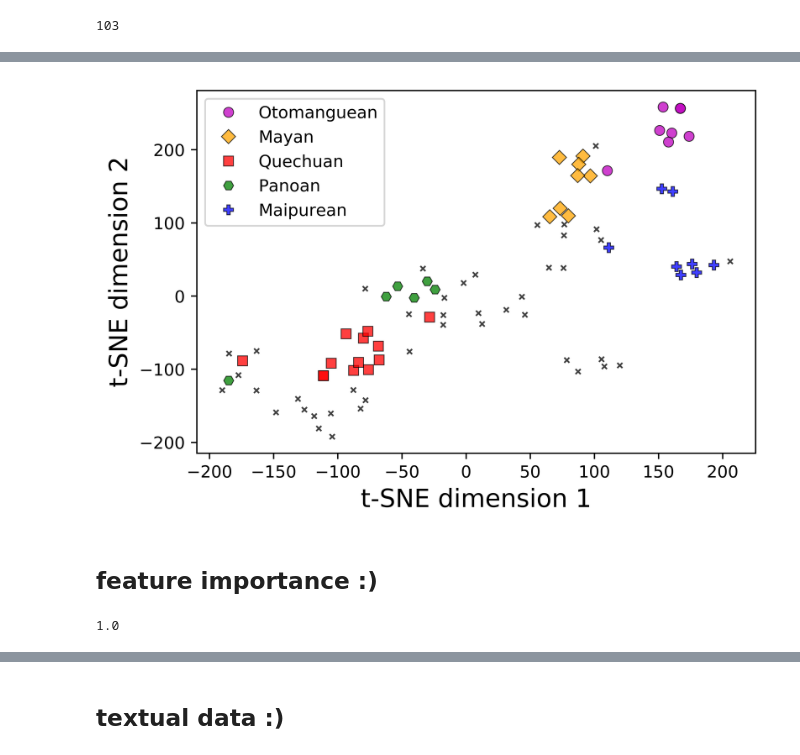
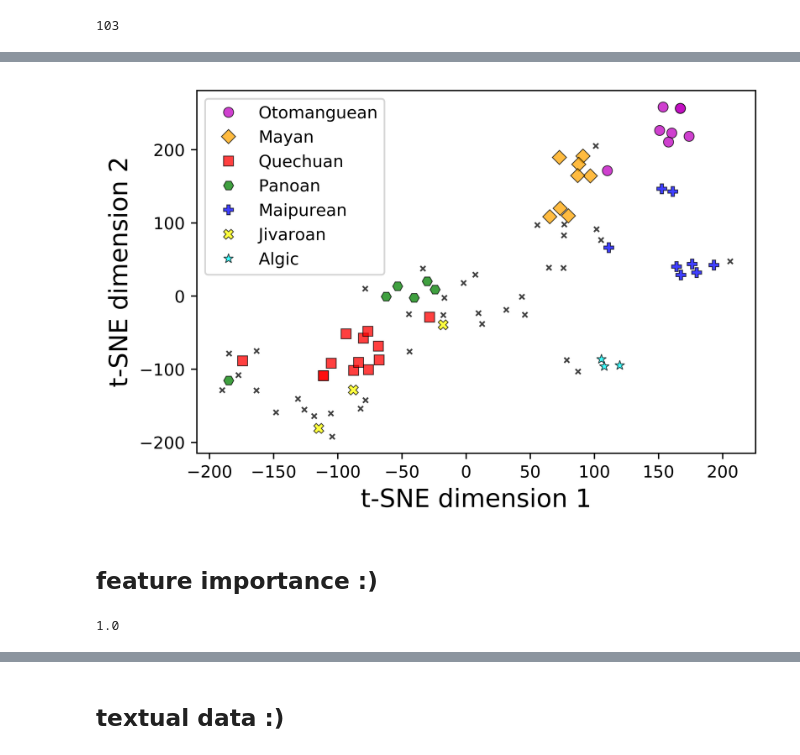
Before and after one commit to javiervz/indigenous-americas, a Jupyter notebook: laplacian.ipynb, the cells around one changed output, grey strips where cells are left out. Cells and saved outputs as stored; diff of their text form; code cells hidden in the pictures.

Commit message:
families!

```diff
--- a/laplacian.ipynb
+++ b/laplacian.ipynb
@@ -213,31 +210,33 @@ import matplotlib.pyplot as plt
 # %%
 cmap = plt.get_cmap('RdBu')
 
 fig, ax = plt.subplots(dpi=800)
 
 for i in range(len(x)):
 
     language=list(vectors.keys())[i]
 
-    if families_languages[language] not in ['quechuan','mayan','otomanguean','panoan','maipurean']:
+    if families_languages[language] not in ['quechuan','mayan','otomanguean','panoan','maipurean','jivaroan','algic']:
 
         ax.plot(x[i],y[i],marker='x',color='k',markersize=3,markeredgecolor='k',markeredgewidth=1,alpha=0.75,fillstyle='full',clip_on=True)
 
 ax.plot([x[i] for i in [list(vectors.keys()).index(language) for language in vectors.keys() if families_languages[language]=='otomanguean']],[y[i] for i in [list(vectors.keys()).index(language) for language in vectors.keys() if families_languages[language]=='otomanguean']],'o',color='m',markersize=6,markeredgewidth=0.5,markeredgecolor='k',alpha=0.75,fillstyle='full',clip_on=True,label='Otomanguean')
 ax.plot([x[i] for i in [list(vectors.keys()).index(language) for language in vectors.keys() if families_languages[language]=='mayan']],[y[i] for i in [list(vectors.keys()).index(language) for language in vectors.keys() if families_languages[language]=='mayan']],'D',color='orange',markersize=6,markeredgewidth=0.5,markeredgecolor='k',alpha=0.75,fillstyle='full',clip_on=True,label='Mayan')
 ax.plot([x[i] for i in [list(vectors.keys()).index(language) for language in vectors.keys() if families_languages[language]=='quechuan']],[y[i] for i in [list(vectors.keys()).index(language) for language in vectors.keys() if families_languages[language]=='quechuan']],'s',color='r',markersize=6,markeredgewidth=0.5,markeredgecolor='k',alpha=0.75,fillstyle='full',clip_on=True,label='Quechuan')
 ax.plot([x[i] for i in [list(vectors.keys()).index(language) for language in vectors.keys() if families_languages[language]=='panoan']],[y[i] for i in [list(vectors.keys()).index(language) for language in vectors.keys() if families_languages[language]=='panoan']],'H',color='green',markersize=6,markeredgewidth=0.5,markeredgecolor='k',alpha=0.75,fillstyle='full',clip_on=True,label='Panoan')
 ax.plot([x[i] for i in [list(vectors.keys()).index(language) for language in vectors.keys() if families_languages[language]=='maipurean']],[y[i] for i in [list(vectors.keys()).index(language) for language in vectors.keys() if families_languages[language]=='maipurean']],'P',color='b',markersize=6,markeredgewidth=0.5,markeredgecolor='k',alpha=0.75,fillstyle='full',clip_on=True,label='Maipurean')
+ax.plot([x[i] for i in [list(vectors.keys()).index(language) for language in vectors.keys() if families_languages[language]=='jivaroan']],[y[i] for i in [list(vectors.keys()).index(language) for language in vectors.keys() if families_languages[language]=='jivaroan']],'X',color='yellow',markersize=6,markeredgewidth=0.5,markeredgecolor='k',alpha=0.75,fillstyle='full',clip_on=True,label='Jivaroan')
+ax.plot([x[i] for i in [list(vectors.keys()).index(language) for language in vectors.keys() if families_languages[language]=='algic']],[y[i] for i in [list(vectors.keys()).index(language) for language in vectors.keys() if families_languages[language]=='algic']],'*',color='cyan',markersize=6,markeredgewidth=0.5,markeredgecolor='k',alpha=0.75,fillstyle='full',clip_on=True,label='Algic')
 
 plt.grid(False)
 plt.legend(loc='best')
 plt.ylabel(r't-SNE dimension 2',fontsize=15)
 plt.xlabel(r't-SNE dimension 1',fontsize=15)
 plt.rcParams.update({'font.size': 10})
 plt.savefig('TSNE_uriel.jpg', format='jpg', transparent=True, bbox_inches='tight',dpi=800)
 plt.show()
 # %% [output]
-[figure, old version]
+[figure, new version]
 # %% [markdown]
 ## feature importance :)
 # %%
@@ -269,5 +286,5 @@ score = model.score(X_test, y_test)
 F= {x:y for x,y in zip(features,model.feature_importances_)}
-# %%
-score
-# %% [output]
-1.0
+# %%
+acc
+# %% [output]
+1.0
```
Also changed, not shown: parts of 7 cells of this notebook, 1 other file.
